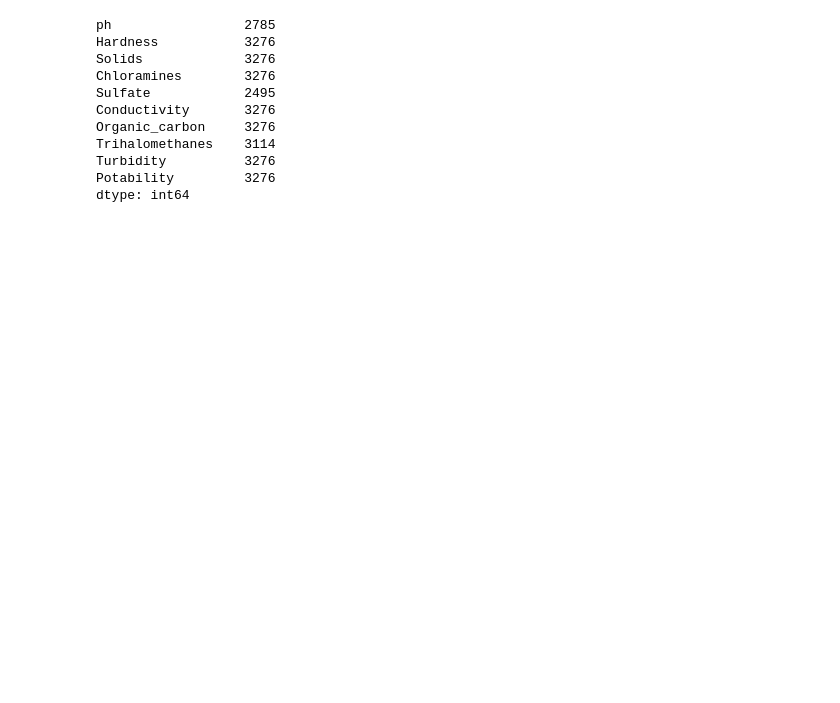
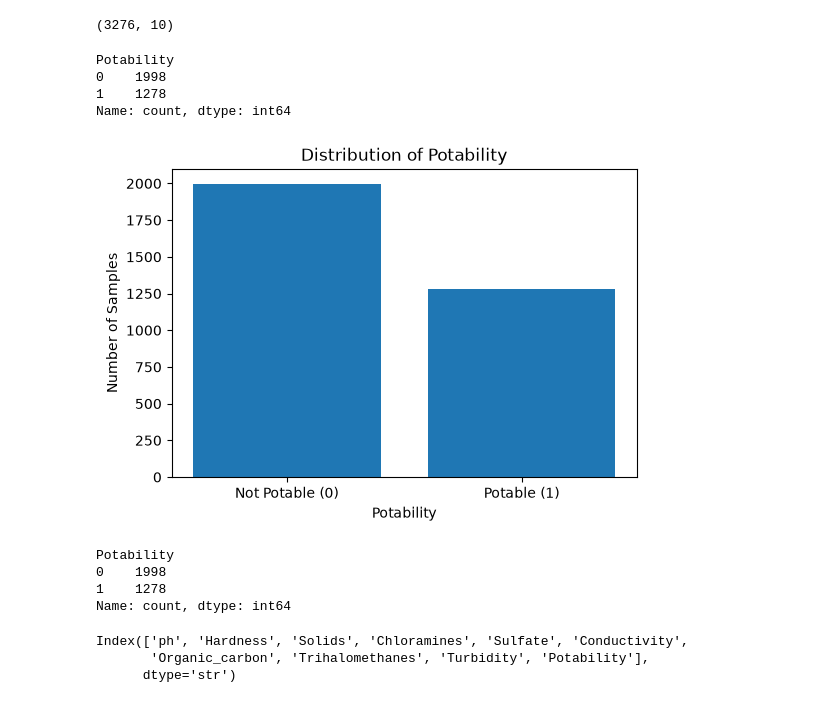
Before and after one commit to SameepSharma714/Water_Quality_Analysis_And_Prediction, a Jupyter notebook: WQC.ipynb, the cells around one changed output. Cells and saved outputs as stored; diff of their text form; code cells hidden in the pictures; blank space fills up the shorter version.

```diff
--- a/WQC.ipynb
+++ b/WQC.ipynb
@@ -23,14 +35,37 @@ np.int64(1434)
 # %%
-df.count()
+df.shape
 # %% [output]
-ph                 2785
-Hardness           3276
-Solids             3276
-Chloramines        3276
-Sulfate            2495
-Conductivity       3276
-Organic_carbon     3276
-Trihalomethanes    3114
-Turbidity          3276
-Potability         3276
-dtype: int64
+(3276, 10)
+# %%
+df['Potability'].value_counts()
+# %% [output]
+Potability
+0    1998
+1    1278
+Name: count, dtype: int64
+# %%
+import matplotlib.pyplot as plt
+
+counts = df['Potability'].value_counts().sort_index()
+
+plt.figure(figsize=(6, 4))
+plt.bar(['Not Potable (0)', 'Potable (1)'], counts)
+
+plt.xlabel("Potability")
+plt.ylabel("Number of Samples")
+plt.title("Distribution of Potability")
+plt.show()
+
+print(df['Potability'].value_counts())
+# %% [output]
+[figure, added]
+Potability
+0    1998
+1    1278
+Name: count, dtype: int64
+# %%
+df.columns
+# %% [output]
+Index(['ph', 'Hardness', 'Solids', 'Chloramines', 'Sulfate', 'Conductivity',
+       'Organic_carbon', 'Trihalomethanes', 'Turbidity', 'Potability'],
+      dtype='str')
```
Also changed, not shown: parts of 21 cells of this notebook.
